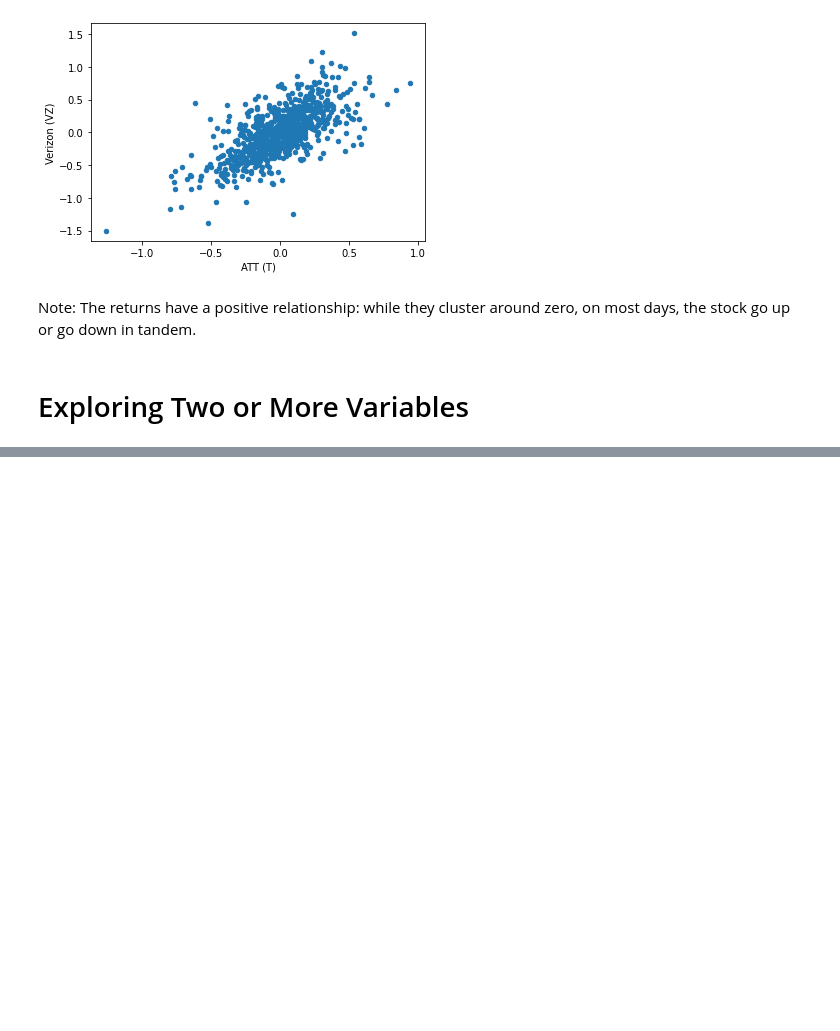
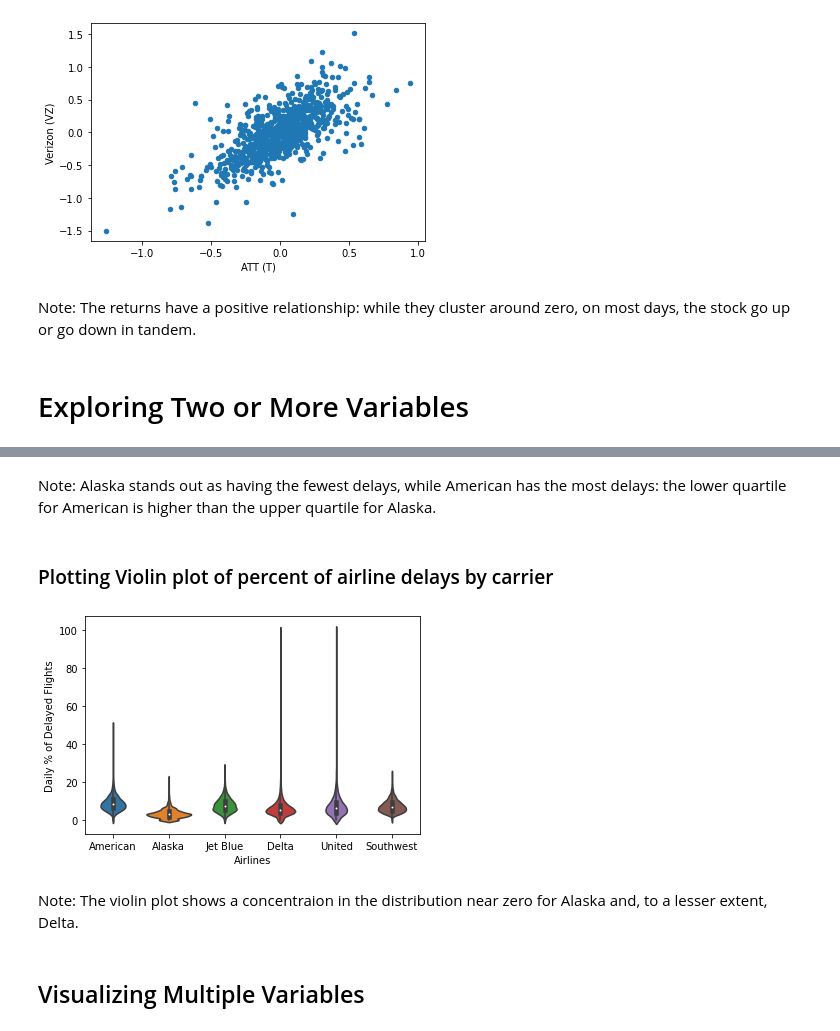
Before and after one commit to beauvilerobed/statistics-for-data-science, a Jupyter notebook: EDA.ipynb, the cells around one changed output, grey strips where cells are left out. Cells and saved outputs as stored; diff of their text form; code cells hidden in the pictures; blank space fills up the shorter version.

```diff
--- a/EDA.ipynb
+++ b/EDA.ipynb
@@ -333,0 +448,15 @@ Note: The returns have a positive relationship: while they cluster around zero,
+# %% [markdown]
+Note: Alaska stands out as having the fewest delays, while American has the most delays: the lower quartile for American is higher than the upper quartile for Alaska.
+# %% [markdown]
+### Plotting Violin plot of percent of airline delays by carrier
+# %%
+ax = sns.violinplot(data=airline_stats, x='airline', y='pct_carrier_delay')
+ax.set_xlabel('Airlines')
+ax.set_ylabel('Daily % of Delayed Flights')
+plt.show()
+# %% [output]
+[figure, added]
+# %% [markdown]
+Note: The violin plot shows a concentraion in the distribution near zero for Alaska and, to a lesser extent, Delta.
+# %% [markdown]
+## Visualizing Multiple Variables
```
Also changed, not shown: parts of 24 cells of this notebook.
